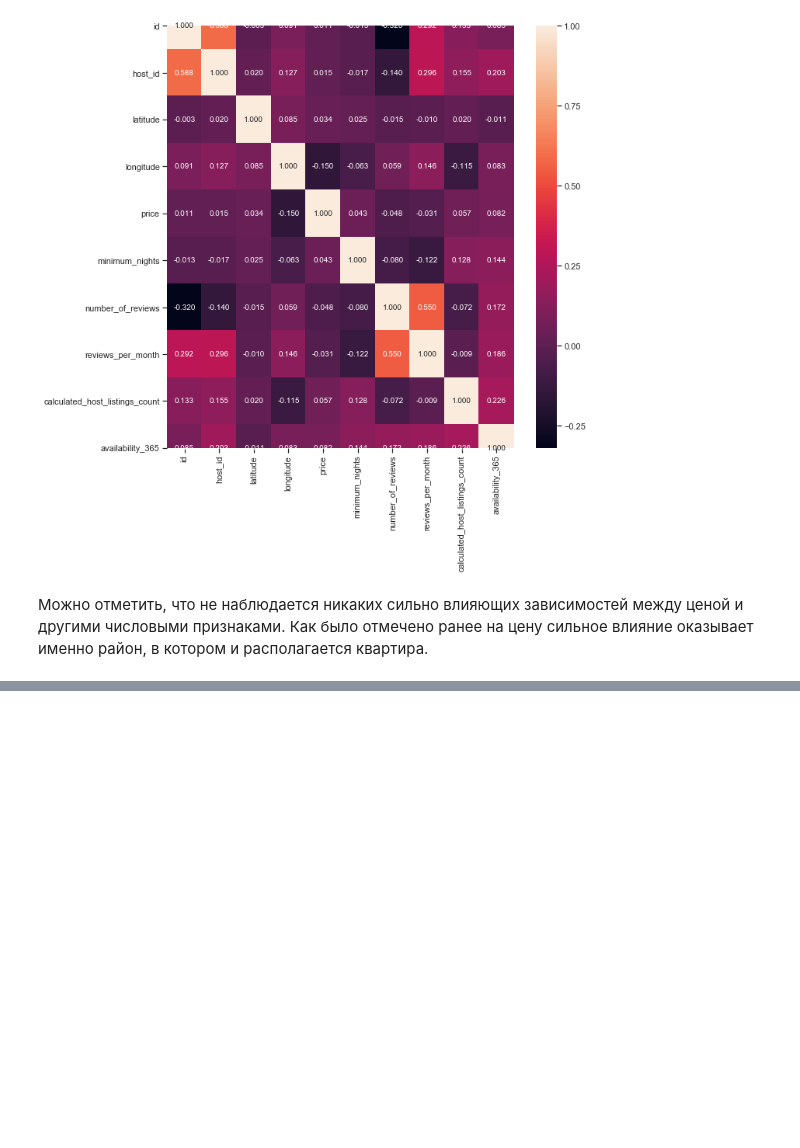
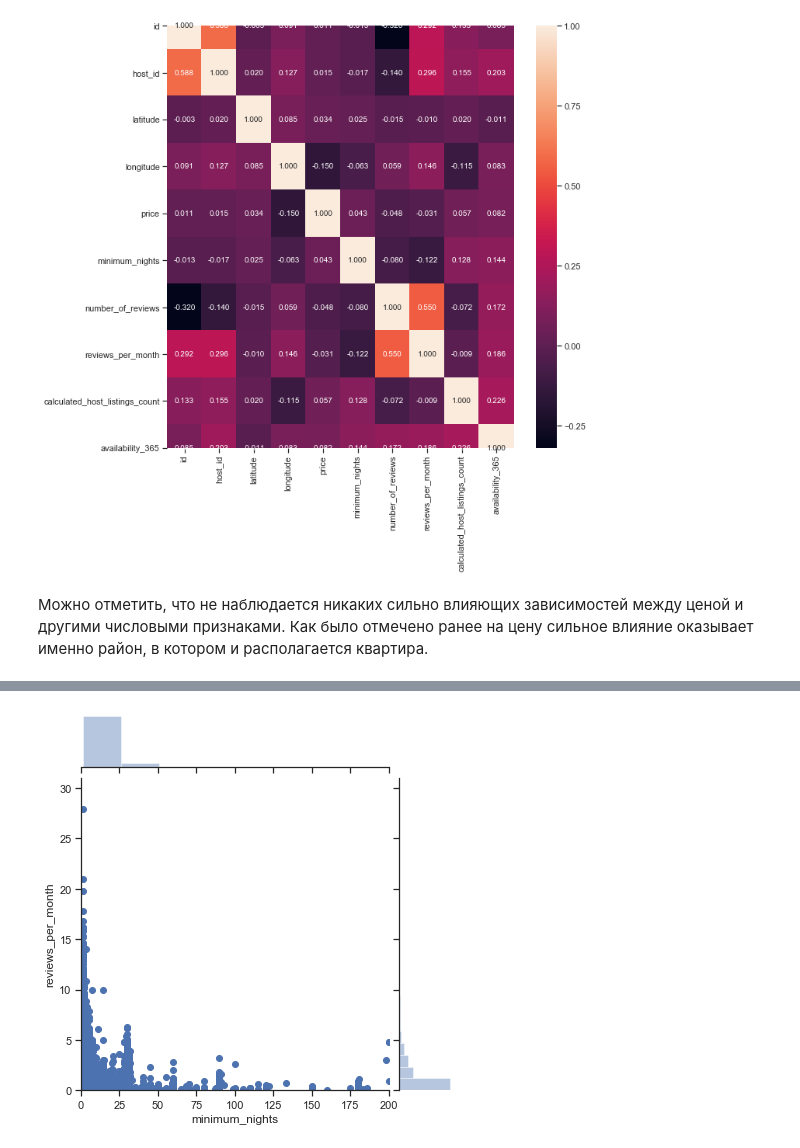
Before and after one commit to tonyafedorova/ML_MSc_1course, a Jupyter notebook: Lab1/Lab1_MMO.ipynb, the cells around one changed output, grey strips where cells are left out. Cells and saved outputs as stored; diff of their text form; code cells hidden in the pictures; blank space fills up the shorter version.

```diff
--- a/Lab1/Lab1_MMO.ipynb
+++ b/Lab1/Lab1_MMO.ipynb
@@ -192,0 +213,7 @@ sns.heatmap(data.corr(), annot=True, fmt='.3f')
+# %%
+plot = sns.jointplot(x=data["minimum_nights"], y=data["reviews_per_month"])
+plot.ax_marg_x.set_xlim(0, 200)
+plot.ax_marg_y.set_ylim(0, 31)
+plt.show()
+# %% [output]
+[figure, added]
```
Also changed, not shown: parts of 11 cells of this notebook.
